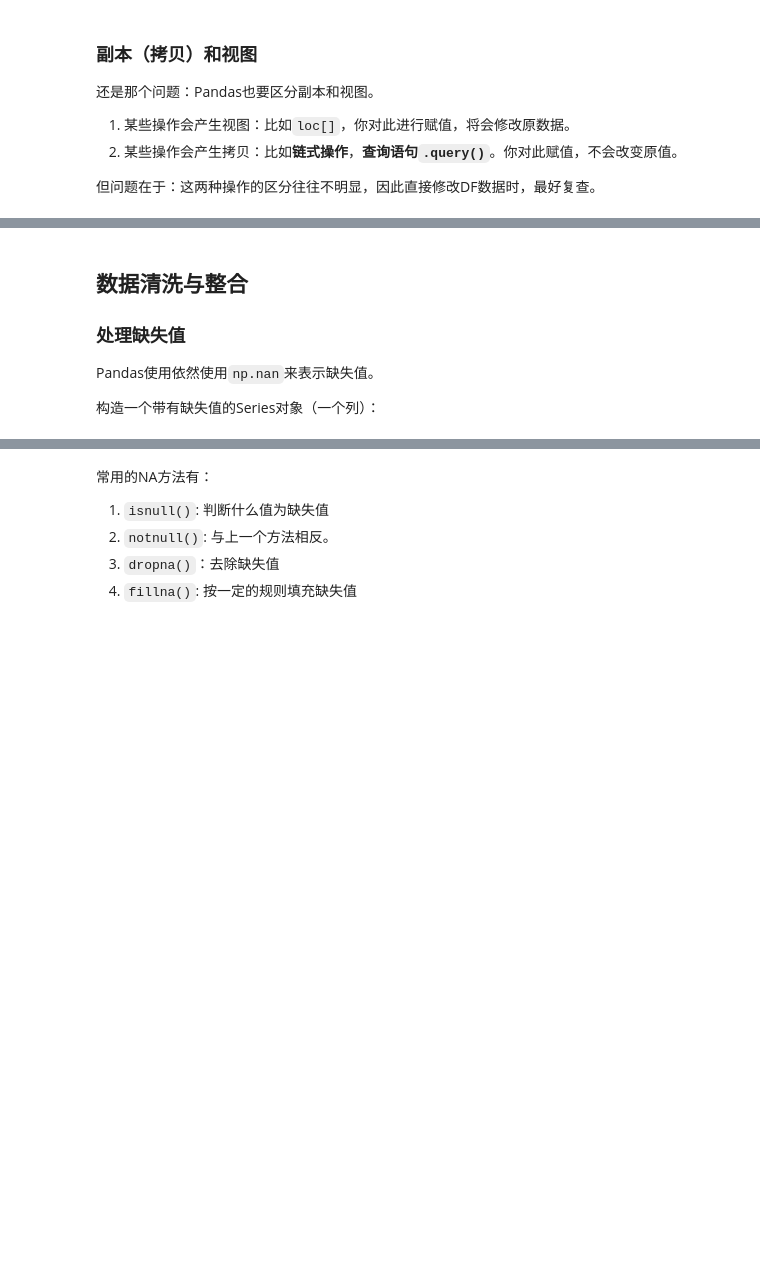
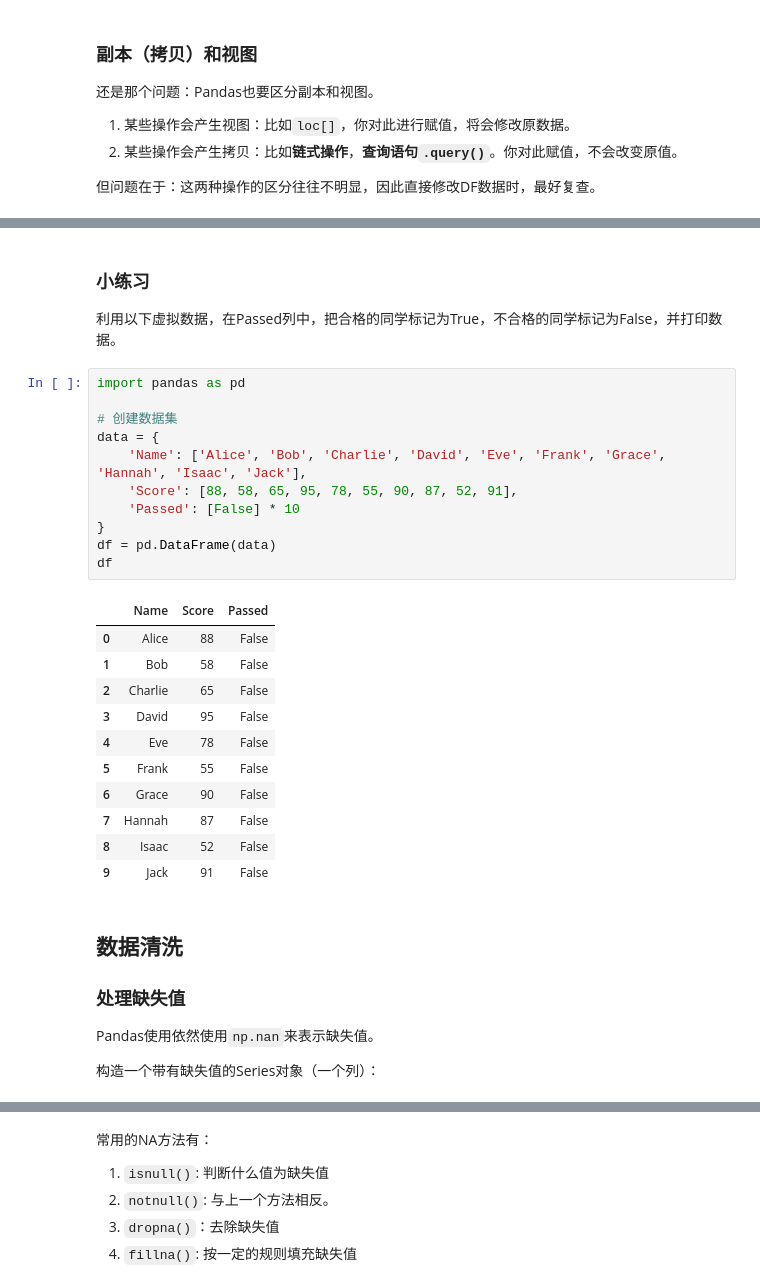
Before and after one commit to itsaquestion/py4ss_v4, a Jupyter notebook: book_parts/data_processing/11-pandas.ipynb, the cells around one changed output, grey strips where cells are left out. Cells and saved outputs as stored; diff of their text form; blank space fills up the shorter version.

```diff
--- a/book_parts/data_processing/11-pandas.ipynb
+++ b/book_parts/data_processing/11-pandas.ipynb
@@ -1034,5 +1036,32 @@ df3
+# %% [markdown]
+### 小练习
+
+利用以下虚拟数据，在Passed列中，把合格的同学标记为True，不合格的同学标记为False，并打印数据。
+# %%
+import pandas as pd
+
+# 创建数据集
+data = {
+    'Name': ['Alice', 'Bob', 'Charlie', 'David', 'Eve', 'Frank', 'Grace', 'Hannah', 'Isaac', 'Jack'],
+    'Score': [88, 58, 65, 95, 78, 55, 90, 87, 52, 91],
+    'Passed': [False] * 10
+}
+df = pd.DataFrame(data)
+df
+# %% [output]
+|  | Name | Score | Passed |
+| 0 | Alice | 88 | False |
+| 1 | Bob | 58 | False |
+| 2 | Charlie | 65 | False |
+| 3 | David | 95 | False |
+| 4 | Eve | 78 | False |
+| 5 | Frank | 55 | False |
+| 6 | Grace | 90 | False |
+| 7 | Hannah | 87 | False |
+| 8 | Isaac | 52 | False |
+| 9 | Jack | 91 | False |
 # %% [markdown]
-## 数据清洗与整合
+## 数据清洗
 
 ### 处理缺失值
 
```
Also changed, not shown: parts of 48 cells of this notebook, 2 other files.
